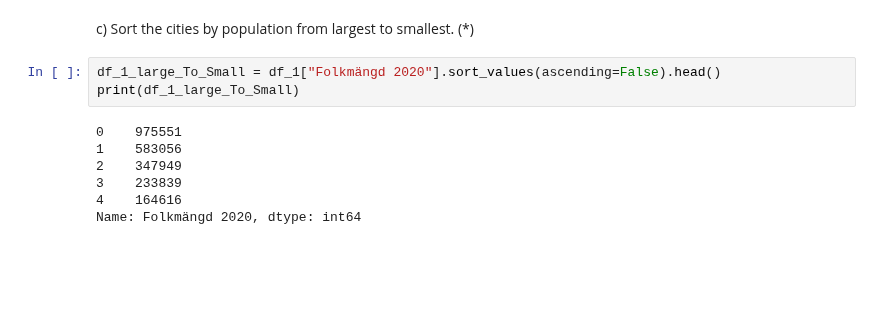
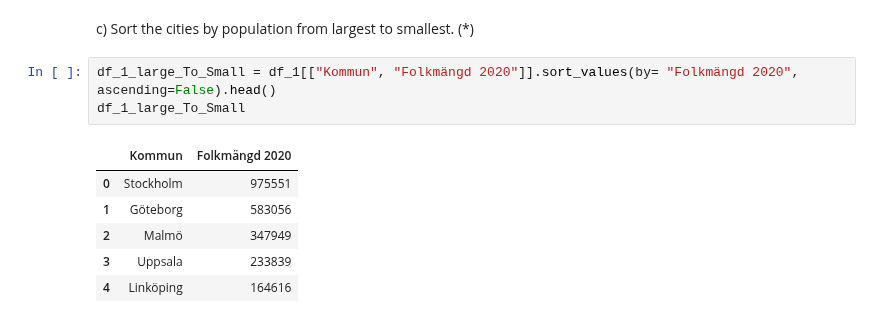
Before and after one commit to Zandri2k/Python-Sandra-Nilsson-OPA23, a Jupyter notebook: exercise/Python_exercises.ipynb, the cells around one changed output. Cells and saved outputs as stored; diff of their text form; blank space fills up the shorter version.

```diff
--- a/exercise/Python_exercises.ipynb
+++ b/exercise/Python_exercises.ipynb
@@ -483,12 +483,12 @@ df_1.head()
 # %% [markdown]
   c) Sort the cities by population from largest to smallest. (*)
 # %%
-df_1_large_To_Small = df_1["Folkmängd 2020"].sort_values(ascending=False).head()
-print(df_1_large_To_Small)
+df_1_large_To_Small = df_1[["Kommun", "Folkmängd 2020"]].sort_values(by= "Folkmängd 2020", ascending=False).head()
+df_1_large_To_Small
 # %% [output]
-0    975551
-1    583056
-2    347949
-3    233839
-4    164616
-Name: Folkmängd 2020, dtype: int64
+|  | Kommun | Folkmängd 2020 |
+| 0 | Stockholm | 975551 |
+| 1 | Göteborg | 583056 |
+| 2 | Malmö | 347949 |
+| 3 | Uppsala | 233839 |
+| 4 | Linköping | 164616 |
```
Also changed, not shown: parts of 8 cells of this notebook.
